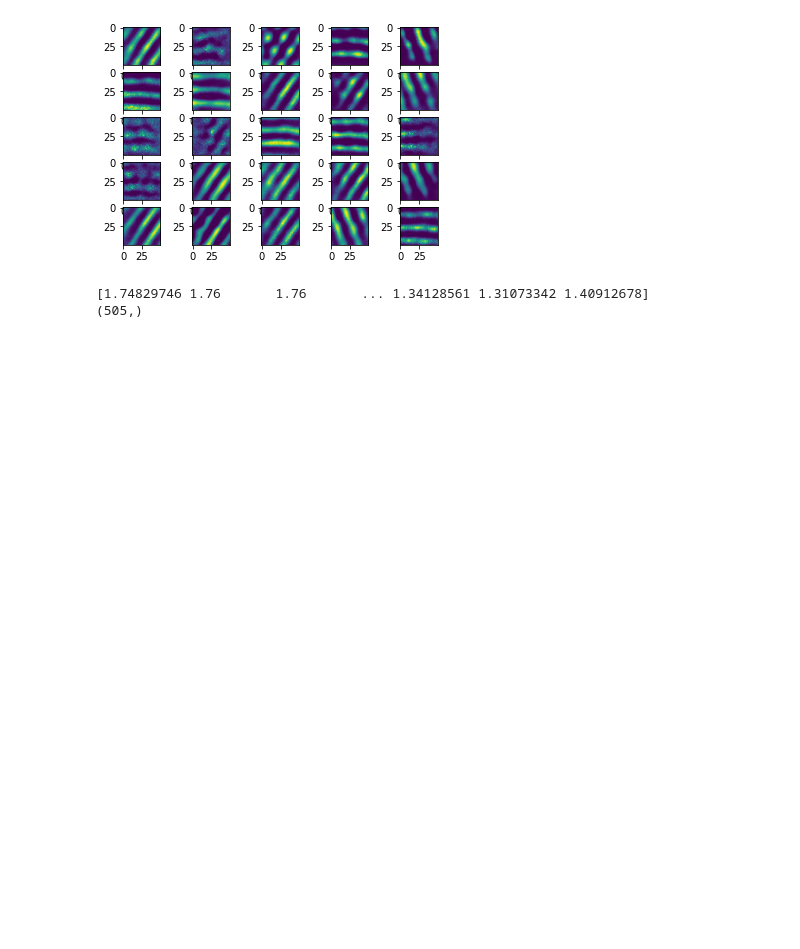
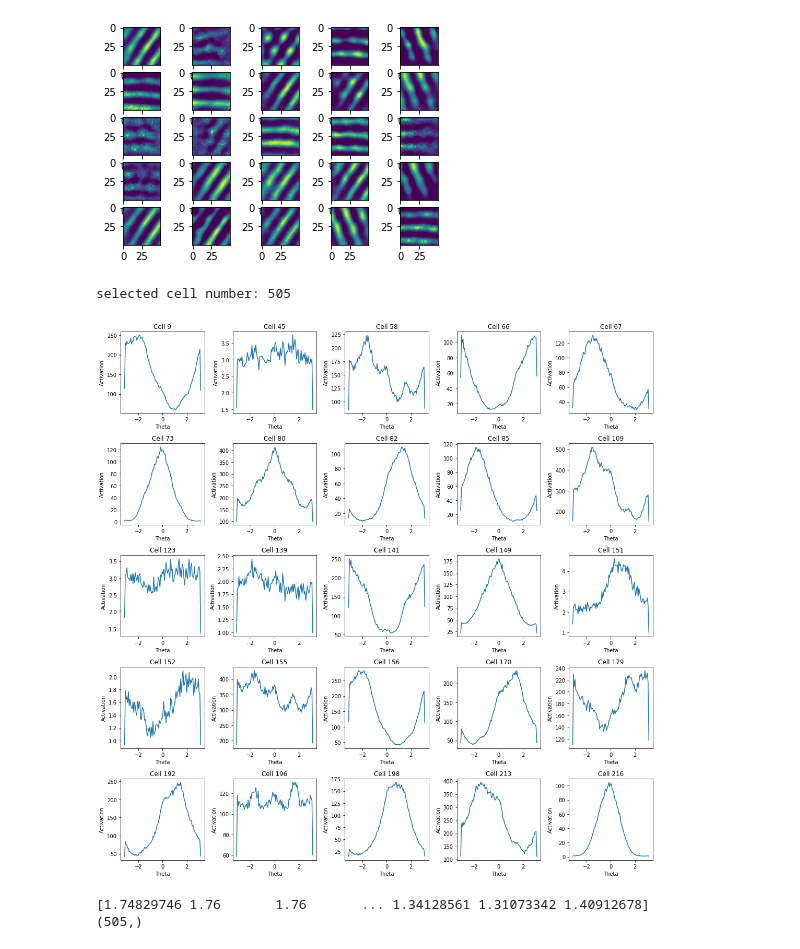
Before and after one commit to Coco233333/grid-pattern-formation, a Jupyter notebook: inspect_model.ipynb, the cells around one changed output. Saved outputs shown, nothing was run; the diff lists cells and outputs as text; code cells hidden in the pictures; blank space fills up the shorter version.

```diff
--- a/inspect_model.ipynb
+++ b/inspect_model.ipynb
@@ -345,6 +342,30 @@ for i in range(n_sub**2):
 # %% [output]
 selected cell number: 505
 [figure]
+# %%
+# 绘制orientation tuning
+score_thres = 8.0
+
+index = np.argsort(-score)
+n_sub = 5
+fig, ax = plt.subplots(n_sub, n_sub, figsize=(15, 15))
+index_band = np.where(score > score_thres)[0]
+print('selected cell number:', index_band.shape[0])
+
+theta = np.linspace(-np.pi, np.pi, res * 2)
+for i in range(n_sub**2):
+    x = i // n_sub
+    y = i % n_sub
+    ax[x, y].plot(theta, activations_theta[index_band[i]])
+    ax[x, y].set_title(f'Cell {index_band[i]}')
+    ax[x, y].set_xlabel('Theta')
+    ax[x, y].set_ylabel('Activation')
+
+plt.tight_layout()
+plt.show()
+# %% [output]
+selected cell number: 505
+[figure, added]
 # %%
 # 周期和朝向
 L = 2*np.pi / k
```
Also changed, not shown: parts of 17 cells of this notebook, 3 other files.
